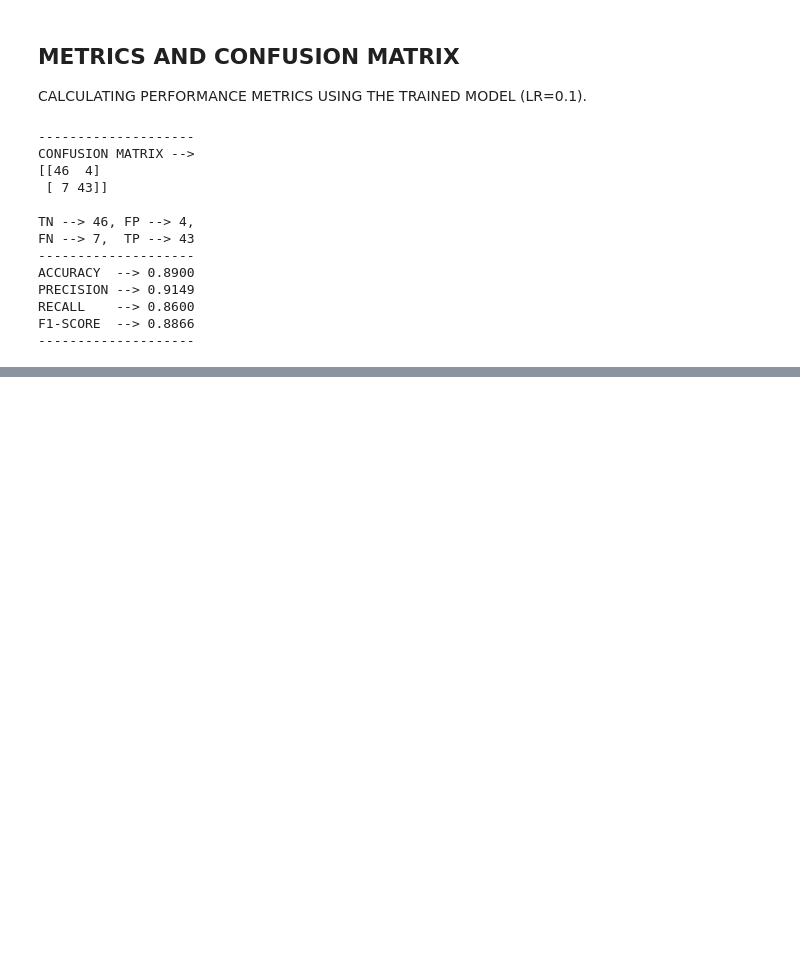
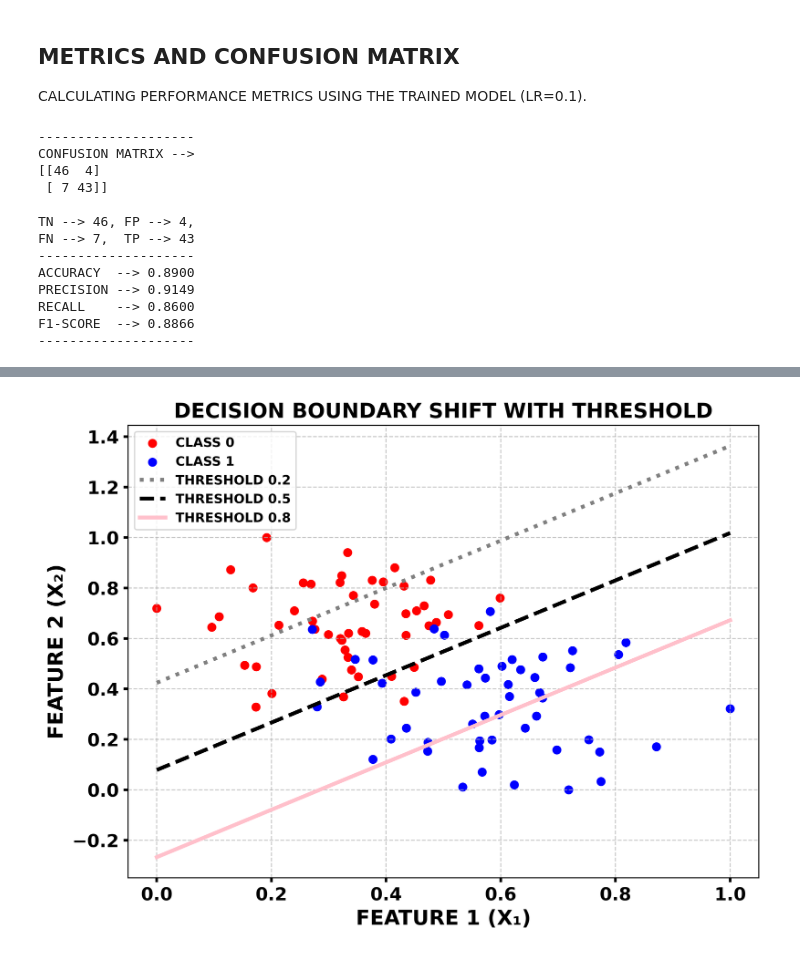
Before and after one commit to DaRkSouL36/LogisticRegression, a Jupyter notebook: LogisticRegression.ipynb, the cells around one changed output, grey strips where cells are left out. Saved outputs shown, nothing was run; the diff lists cells and outputs as text; code cells hidden in the pictures; blank space fills up the shorter version.

Commit message:
ANALYSING THE EFFECT OF THE DECISION THRESHOLD

```diff
--- a/LogisticRegression.ipynb
+++ b/LogisticRegression.ipynb
@@ -841,0 +871,81 @@ IN PYTHON, `True` IS TREATED AS `1` AND `False` AS `0`.
+# %%
+# DEFINING A FUNCTION TO CALCULATE METRICS AT SPECIFIC THRESHOLD
+def get_metrics(model, X, y, threshold):
+    probs = model.predict_proba(X)
+    preds = (probs >= threshold).astype(int)
+
+    TP = np.sum((preds == 1) & (y == 1))
+    FP = np.sum((preds == 1) & (y == 0))
+    FN = np.sum((preds == 0) & (y == 1))
+
+    precision = TP / (TP + FP) if (TP + FP) > 0 else 0
+    recall = TP / (TP + FN) if (TP + FN) > 0 else 0
+    f1 = 2 * (precision * recall) / (precision + recall) if (precision + recall) > 0 else 0
+
+    return precision, recall, f1
+
+# VISUALIZING THE BOUNDARY SHIFT
+plt.figure(figsize=(8, 6), dpi=500)
+
+# SCATTER PLOT
+
+label_class_1_shown = False
+label_class_0_shown = False
+
+for i in range(len(y_data)):
+    if y_data[i] == 1:
+        if not label_class_1_shown:
+            plt.scatter(X_data[i, 1], X_data[i, 2], color='blue', label='CLASS 1')
+            label_class_1_shown = True
+        else:
+            plt.scatter(X_data[i, 1], X_data[i, 2], color='blue')
+    else:
+        if not label_class_0_shown:
+            plt.scatter(X_data[i, 1], X_data[i, 2], color='red', label='CLASS 0')
+            label_class_0_shown = True
+        else:
+            plt.scatter(X_data[i, 1], X_data[i, 2], color='red')
+
+# PLOTTING BOUNDARIES FOR DIFFERENT THRESHOLDS
+thresholds = [0.2, 0.5, 0.8]
+colors = ['grey', 'black', 'pink']
+styles = ['dotted' , 'dashed', 'solid']
+
+x_vals = np.linspace(0, 1, 100)
+
+epsilon = 1e-15
+
+for threshold, col, style in zip(thresholds, colors, styles):
+    # CALCULATE THE SHIFT VALUE: ln(T / (1-T))
+    # AVOID DIVISION BY ZERO FOR T=0 OR T=1
+
+    t = np.clip(threshold, epsilon, 1 - epsilon)
+
+    shift = np.log(t/ (1 - t))
+
+    # EQUATION: theta0 + theta1*x1 + theta2*x2 = shift
+    # SOLVING FOR x2: x2 = -(theta0 + theta1*x1 - shift) / theta2
+
+    theta = model.theta
+    y_vals = -(theta[0] + theta[1] * x_vals - shift) / theta[2]
+
+    plt.plot(x_vals, y_vals, color = col, linestyle = style, linewidth = 3, label = f'THRESHOLD {threshold}')
+
+
+plt.xlabel("FEATURE 1 (X₁)", fontsize=16, fontweight='bold')
+plt.ylabel("FEATURE 2 (X₂)", fontsize=16, fontweight='bold')
+plt.tick_params(axis='both', which='major', labelsize=14, width=2)
+for label in plt.gca().get_xticklabels() + plt.gca().get_yticklabels():
+    label.set_fontweight('bold')
+
+plt.title("DECISION BOUNDARY SHIFT WITH THRESHOLD", fontsize=16, fontweight='bold')
+plt.grid(True, linestyle='--', alpha=0.7)
+
+legend = plt.legend(loc='upper left', fontsize=12, frameon=True, prop={'weight': 'bold'})
+for text in legend.get_texts():
+    text.set_fontweight('bold')
+
+plt.tight_layout()
+plt.show()
+# %% [output]
+[figure, added]
```
Also changed, not shown: parts of 5 cells of this notebook.
